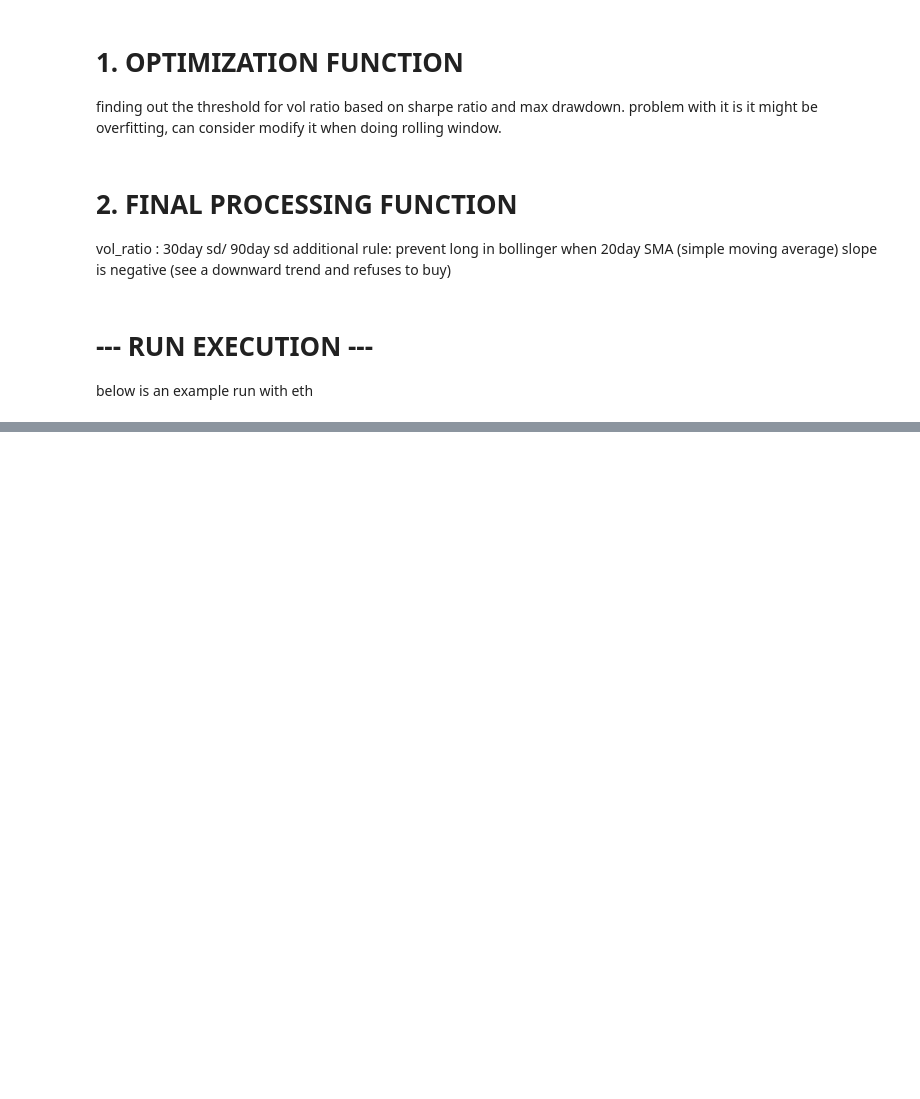
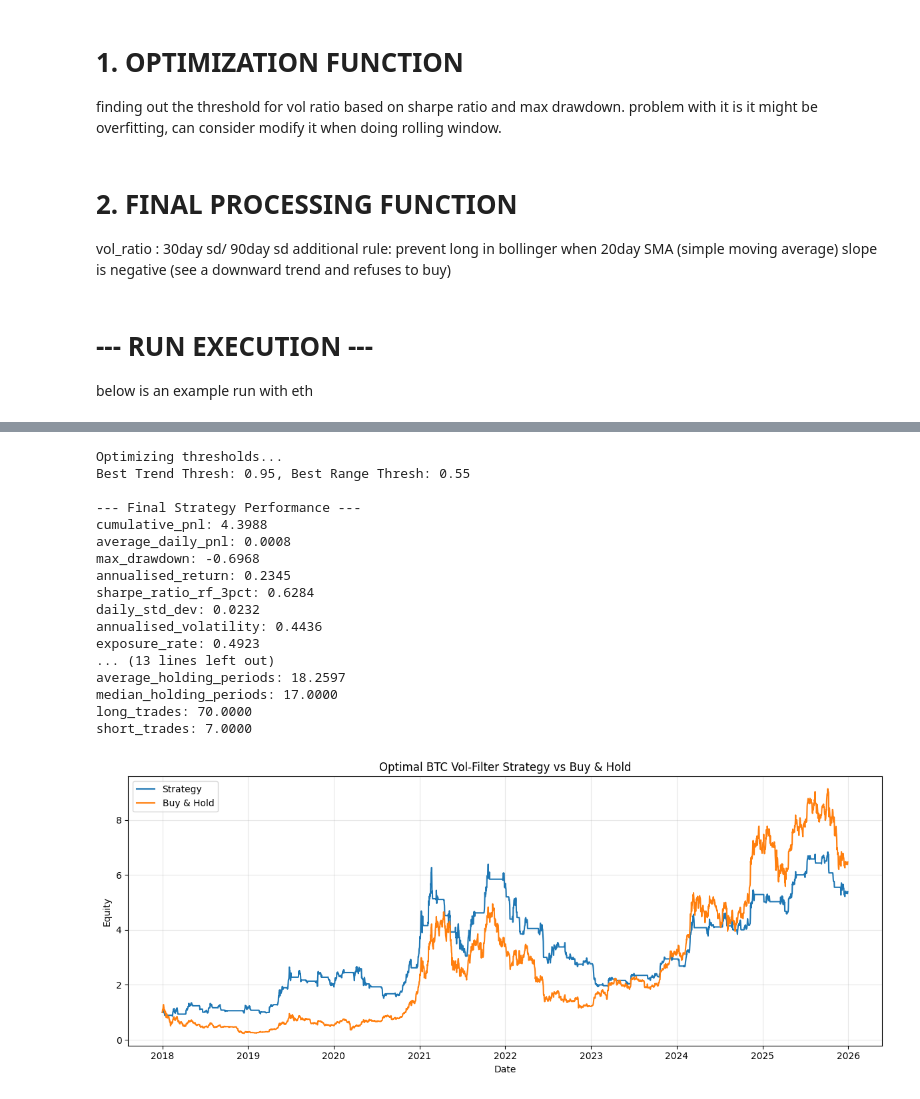
Before and after one commit to yizhouhang/dse4211_crypto_portfolio, a Jupyter notebook: strategies/vol_filter_v2.ipynb, the cells around one changed output, grey strips where cells are left out. Saved outputs shown, nothing was run; the diff lists cells and outputs as text; code cells hidden in the pictures; blank space fills up the shorter version.

```diff
--- a/strategies/vol_filter_v2.ipynb
+++ b/strategies/vol_filter_v2.ipynb
@@ -19,8 +19,8 @@ def find_best_thresholds(macd_path, boll_path, trend_space=None, range_space=Non
     # Load and merge
     macd_df = pd.read_csv(macd_path)
     boll_df = pd.read_csv(boll_path)
-    macd_df['date'] = pd.to_datetime(macd_df['date'])
-    boll_df['date'] = pd.to_datetime(boll_df['date'])
+    macd_df['date'] = pd.to_datetime(macd_df['date'],format="%Y-%m-%d")
+    boll_df['date'] = pd.to_datetime(boll_df['date'],format="%d/%m/%Y")
 
     df = pd.merge(macd_df[['date', 'price', 'log_return', 'position']],
                   boll_df[['date', 'position']],
@@ -88,8 +88,8 @@ def process_vol_filter_strategy(macd_path, boll_path, output_csv, trend_t, range
     """
     macd_df = pd.read_csv(macd_path)
     boll_df = pd.read_csv(boll_path)
-    macd_df['date'] = pd.to_datetime(macd_df['date'])
-    boll_df['date'] = pd.to_datetime(boll_df['date'])
+    macd_df['date'] = pd.to_datetime(macd_df['date'],format="%Y-%m-%d")
+    boll_df['date'] = pd.to_datetime(boll_df['date'],format="%d/%m/%Y")
 
     df = pd.merge(macd_df[['date', 'price', 'log_return', 'position']],
                   boll_df[['date', 'position']],
@@ -134,8 +134,8 @@ below is an example run with eth
 # Step 1: Find best parameters
 print("Optimizing thresholds...")
 optimization_results = find_best_thresholds(
-    'eth_macd_18_50_13_post_trade_table.csv',
-    'eth_bollinger_post_trade_table.csv'
+    '../datasets/eth_macd_18_50_13_post_trade_table.csv',
+    '../datasets/eth_bollinger_post_trade_table.csv'
 )
 
 # Step 2: Use the best performing thresholds
@@ -144,9 +144,9 @@ print(f"Best Trend Thresh: {best_params['trend_t']}, Best Range Thresh: {best_pa
 
 # Step 3: Process and Export final CSV
 final_df = process_vol_filter_strategy(
-    macd_path='eth_macd_18_50_13_post_trade_table.csv',
-    boll_path='eth_bollinger_post_trade_table.csv',
-    output_csv='vol_filter_post_trade.csv',
+    macd_path='../datasets/eth_macd_18_50_13_post_trade_table.csv',
+    boll_path='../datasets/eth_bollinger_post_trade_table.csv',
+    output_csv='../datasets/vol_filter_post_trade.csv',
     trend_t=best_params['trend_t'],
     range_t=best_params['range_t']
 )
@@ -182 +181,50 @@ short_trades: 7.0000
 [figure]
+# %%
+# Step 1: Find best parameters
+print("Optimizing thresholds...")
+optimization_results = find_best_thresholds(
+    '../datasets/btc_macd_16_20_15_post_trade_table.csv',
+    '../datasets/btc_bollinger_post_trade_table.csv'
+)
+
+# Step 2: Use the best performing thresholds
+best_params = optimization_results.iloc[0]
+print(f"Best Trend Thresh: {best_params['trend_t']}, Best Range Thresh: {best_params['range_t']}")
+
+# Step 3: Process and Export final CSV
+final_df = process_vol_filter_strategy(
+    macd_path='../datasets/btc_macd_16_20_15_post_trade_table.csv',
+    boll_path='../datasets/btc_bollinger_post_trade_table.csv',
+    output_csv='../datasets/btc_vol_filter_post_trade.csv',
+    trend_t=best_params['trend_t'],
+    range_t=best_params['range_t']
+)
+
+# Step 4: Final Evaluation
+daily_eval, trade_log, summary = evaluate_strategy_full(final_df, fee=0.00, rf_annual=0.03)
+print("\n--- Final Strategy Performance ---")
+
+for k, v in summary.items():
+    print(f"{k}: {v:.4f}")
+
+plot_strategy_vs_buy_hold(daily_eval, title="Optimal BTC Vol-Filter Strategy vs Buy & Hold")
+plt.show()
+# %% [output]
+Optimizing thresholds...
+Best Trend Thresh: 0.95, Best Range Thresh: 0.55
+
+--- Final Strategy Performance ---
+cumulative_pnl: 4.3988
+average_daily_pnl: 0.0008
+max_drawdown: -0.6968
+annualised_return: 0.2345
+sharpe_ratio_rf_3pct: 0.6284
+daily_std_dev: 0.0232
+annualised_volatility: 0.4436
+exposure_rate: 0.4923
+... (13 lines left out)
+average_holding_periods: 18.2597
+median_holding_periods: 17.0000
+long_trades: 70.0000
+short_trades: 7.0000
+[figure, added]
```
Also changed, not shown: parts of 1 cell of this notebook, 5 other files.
